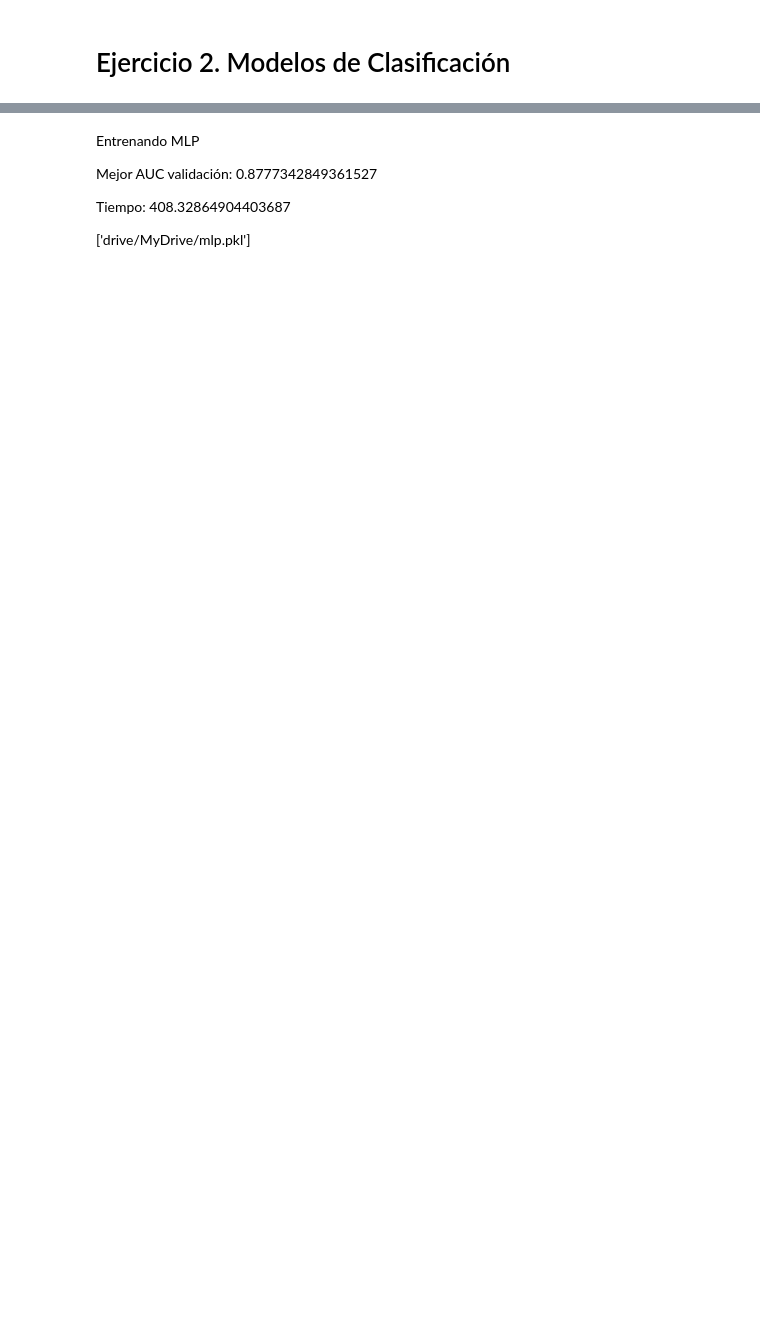
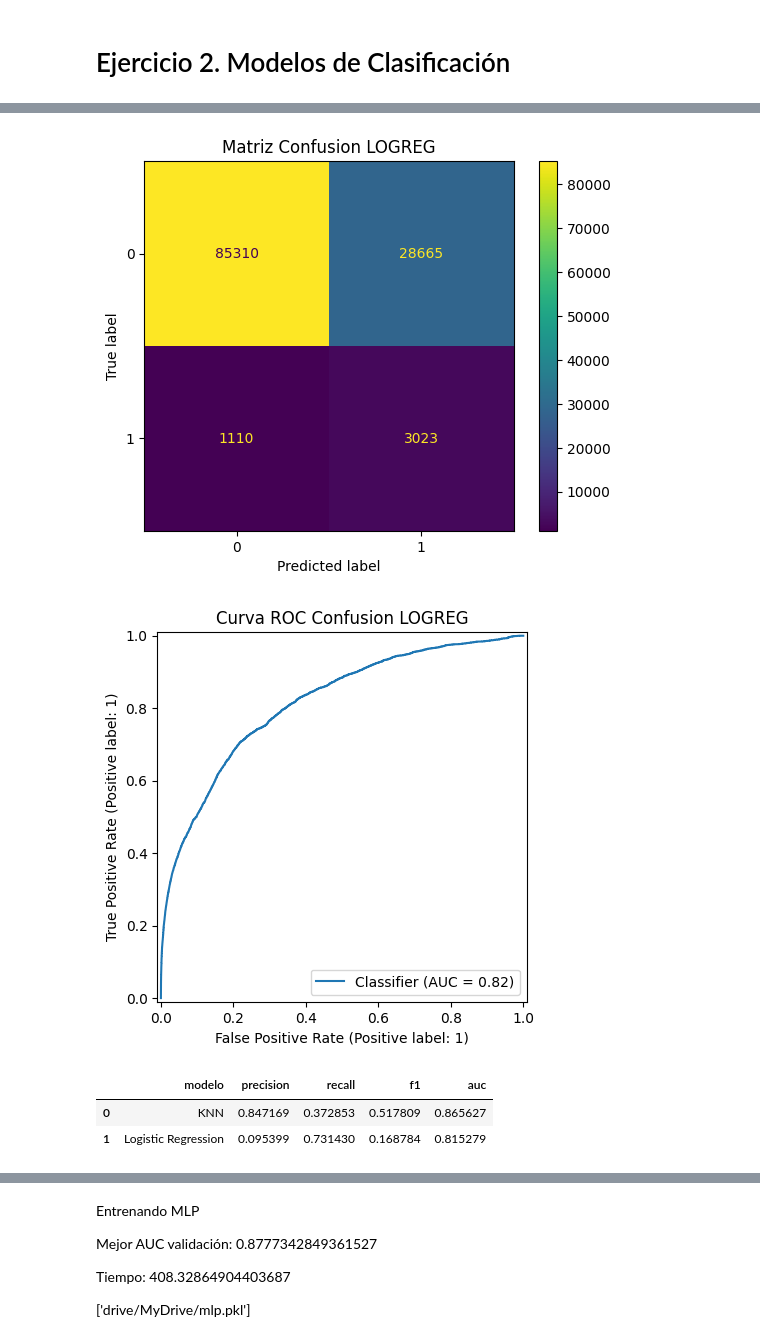
Before and after one commit to Jefryllerena/Parcial_Practico_Regresion_Segmentacion, a Jupyter notebook: _sources/modelos_clasificacion.ipynb, the cells around one changed output, grey strips where cells are left out. Drawn from its saved outputs; the diff is of its cells as text; code cells hidden in the pictures; blank space fills up the shorter version.

```diff
--- a/_sources/modelos_clasificacion.ipynb
+++ b/_sources/modelos_clasificacion.ipynb
@@ -728,0 +111,23 @@ Tiempo: 4345.680210590363
+# %%
+# logreg_metricas
+modelo_log = joblib.load('drive/MyDrive/logreg.pkl')
+pro_log = modelo_log.predict_proba(X_val)[:, 1]
+pr_log = (pro_log >= 0.5).astype(int)
+cm_log = confusion_matrix(y_val, pr_log)
+ConfusionMatrixDisplay(cm_log).plot()
+plt.title("Matriz Confusion LOGREG")
+plt.show()
+RocCurveDisplay.from_predictions(y_val, pro_log)
+
+plt.title("Curva ROC Confusion LOGREG")
+plt.show()
+res = ['Logistic Regression', precision_score(y_val, pr_log), recall_score(y_val, pr_log), f1_score(y_val, pr_log), roc_auc_score(y_val, pro_log)]
+resultados.loc[len(resultados)] = res;
+
+resultados
+# %% [output]
+[figure, added]
+[figure, added]
+|  | modelo | precision | recall | f1 | auc |
+| 0 | KNN | 0.847169 | 0.372853 | 0.517809 | 0.865627 |
+| 1 | Logistic Regression | 0.095399 | 0.731430 | 0.168784 | 0.815279 |
```
Also changed, not shown: parts of 74 cells of this notebook, 37 other files.
